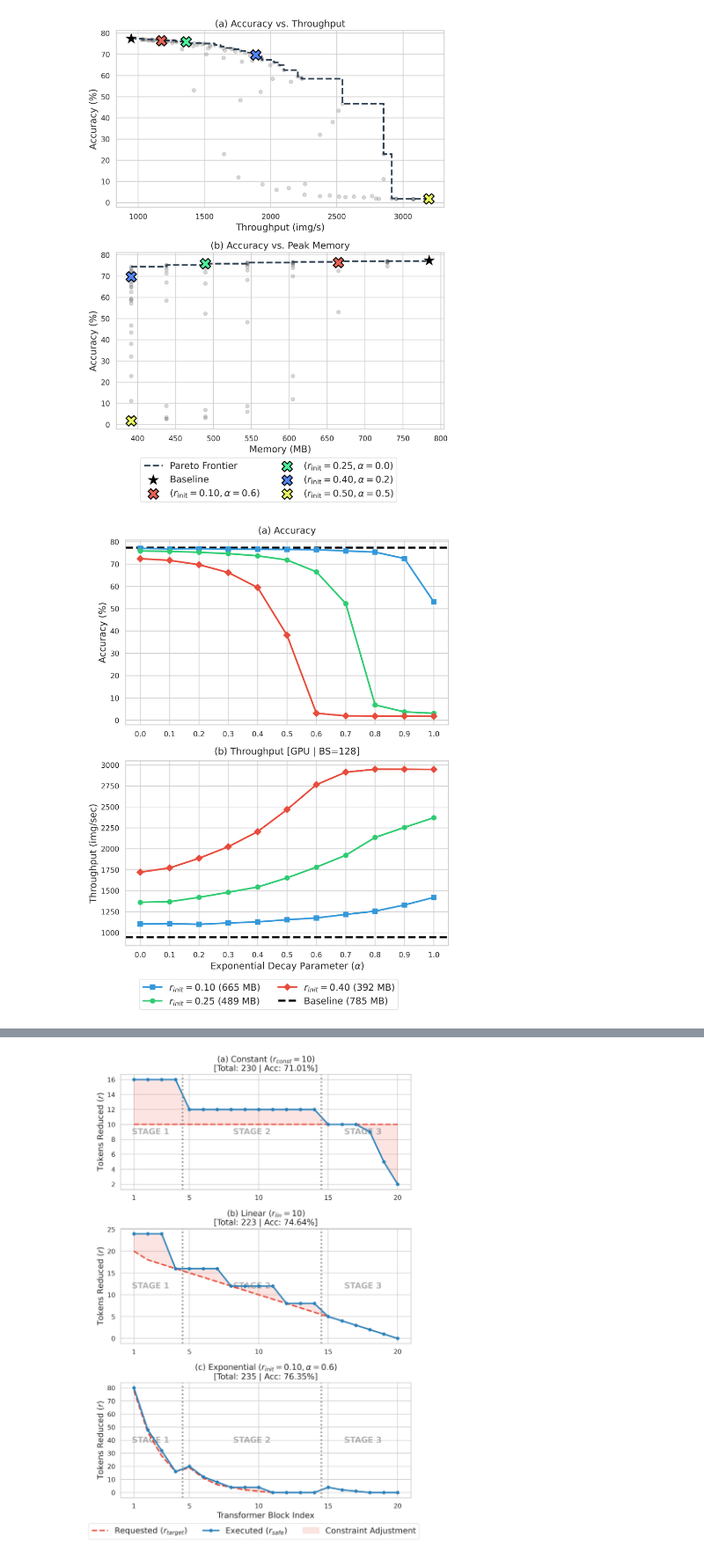
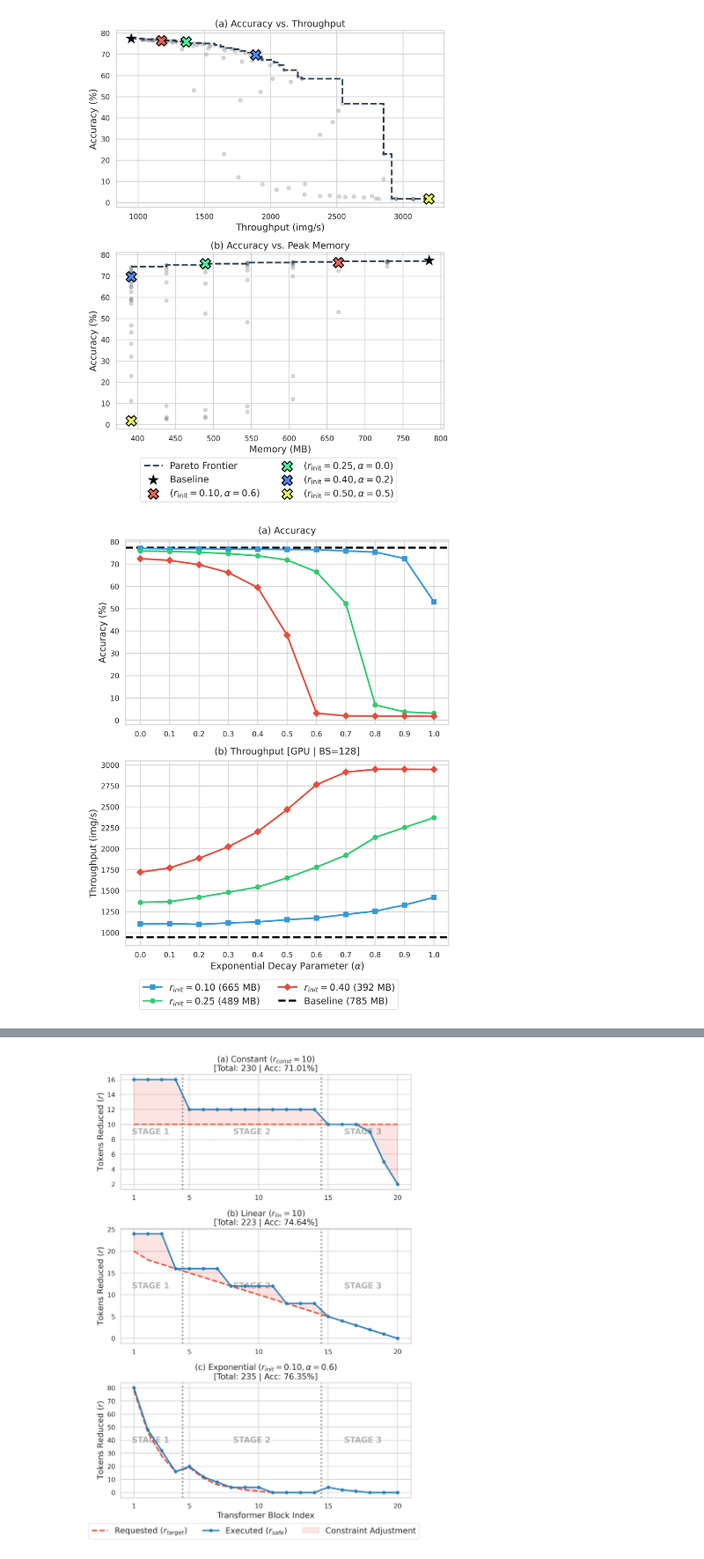
Before and after one commit to junseokm/sret-tome, a Jupyter notebook: notebooks/plots.ipynb, the cells around one changed output, grey strips where cells are left out. Shown at 88% size. Cells and saved outputs as stored; diff of their text form; code cells hidden in the pictures.

Commit message:
Update plots

```diff
--- a/notebooks/plots.ipynb
+++ b/notebooks/plots.ipynb
@@ -160,35 +160,35 @@ for r_val, cfg in r_configs.items():
     legend_label = f"{cfg['label']} ({static_pam:.0f} MB)"
 
     ax_acc.plot(x, subset['accuracy'], color=cfg['color'], marker=cfg['marker'], markersize=7, label=legend_label, zorder=3)
     ax_gpu_tp.plot(x, subset['throughput_bs128'], color=cfg['color'], marker=cfg['marker'], markersize=7, zorder=3)
 
 def format_ax(ax, title, ylabel, baseline_val, baseline_label='Baseline', show_baseline=True):
     ax.set_title(title, pad=10)
     ax.set_ylabel(ylabel)
     ax.set_xticks(alphas)
     ax.set_xlim(-0.05, 1.05)
     if show_baseline:
         ax.axhline(baseline_val, color='black', linestyle='--', linewidth=3, zorder=1, label=baseline_label)
 
 base_pam = baseline['activation_mem_bs128']
 base_label = f"Baseline ({base_pam:.0f} MB)"
 
 format_ax(ax_acc, '(a) Accuracy', 'Accuracy (%)', baseline['accuracy'], base_label)
-format_ax(ax_gpu_tp, '(b) Throughput [GPU | BS=128]', 'Throughput (img/sec)', baseline['throughput_bs128'], base_label)
+format_ax(ax_gpu_tp, '(b) Throughput [GPU | BS=128]', 'Throughput (img/s)', baseline['throughput_bs128'], base_label)
 
 axes[-1].set_xlabel(r'Exponential Decay Parameter ($\alpha$)')
 
 handles, labels = ax_acc.get_legend_handles_labels()
 
 # fig.suptitle(r'Impact of Decay Parameter ($\alpha$) on Metrics', fontsize=16)
 fig.legend(handles, labels, loc='lower center', bbox_to_anchor=(0.5, -0.05), ncol=2, frameon=True, facecolor='white', edgecolor='#d5dbdb', fontsize=14)
 fig.tight_layout(rect=[0, 0.02, 1, 1], h_pad=1.0)
 fig.savefig('../plots/decay_effect.pdf', bbox_inches='tight')
 fig.savefig('../plots/decay_effect.png', bbox_inches='tight')
 plt.show()
 plt.close(fig)
 # %% [output]
-[figure, old version]
+[figure, new version]
 # %%
 import matplotlib.pyplot as plt
 import seaborn as sns
```
Also changed, not shown: parts of 1 cell of this notebook, 4 other files.
